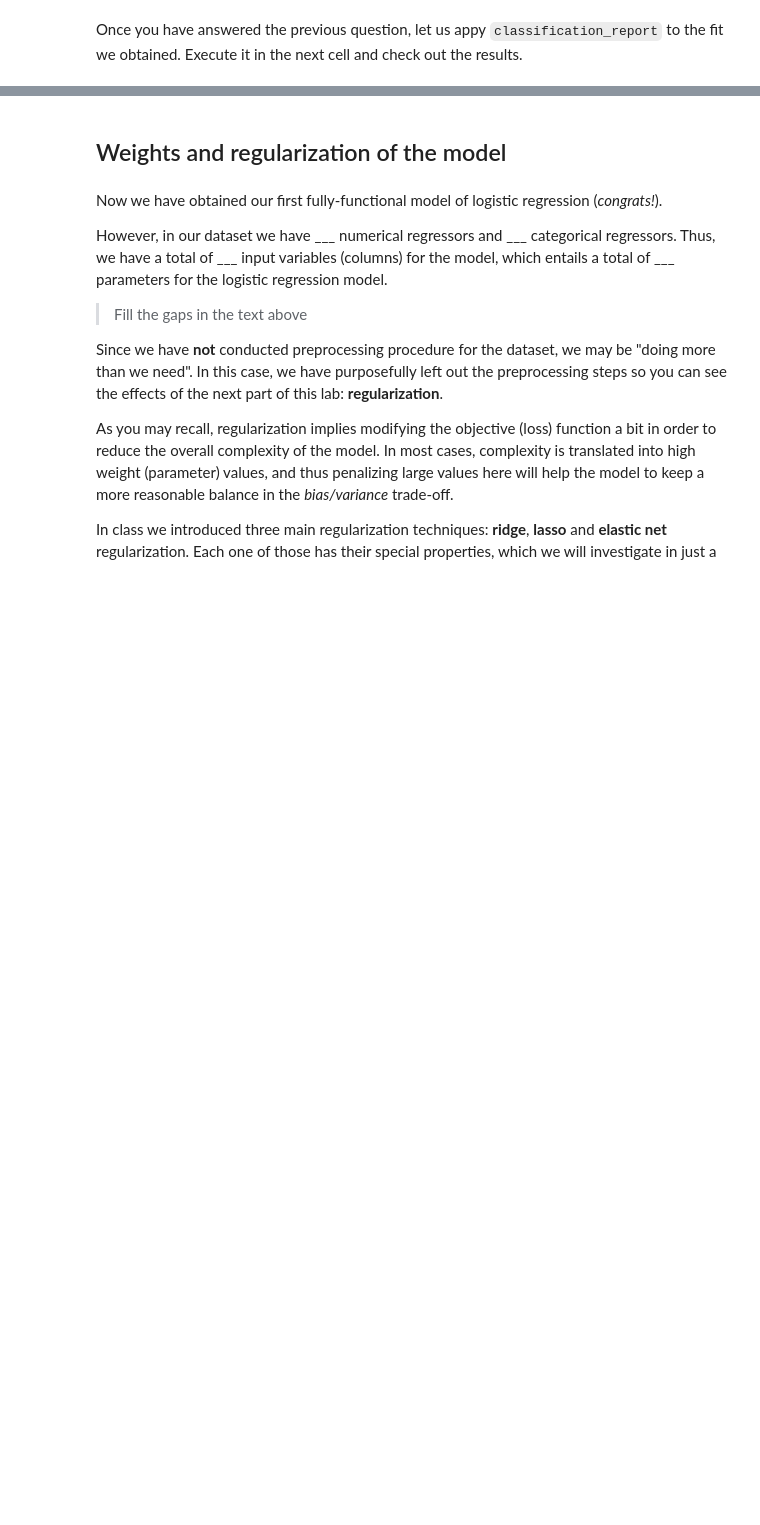
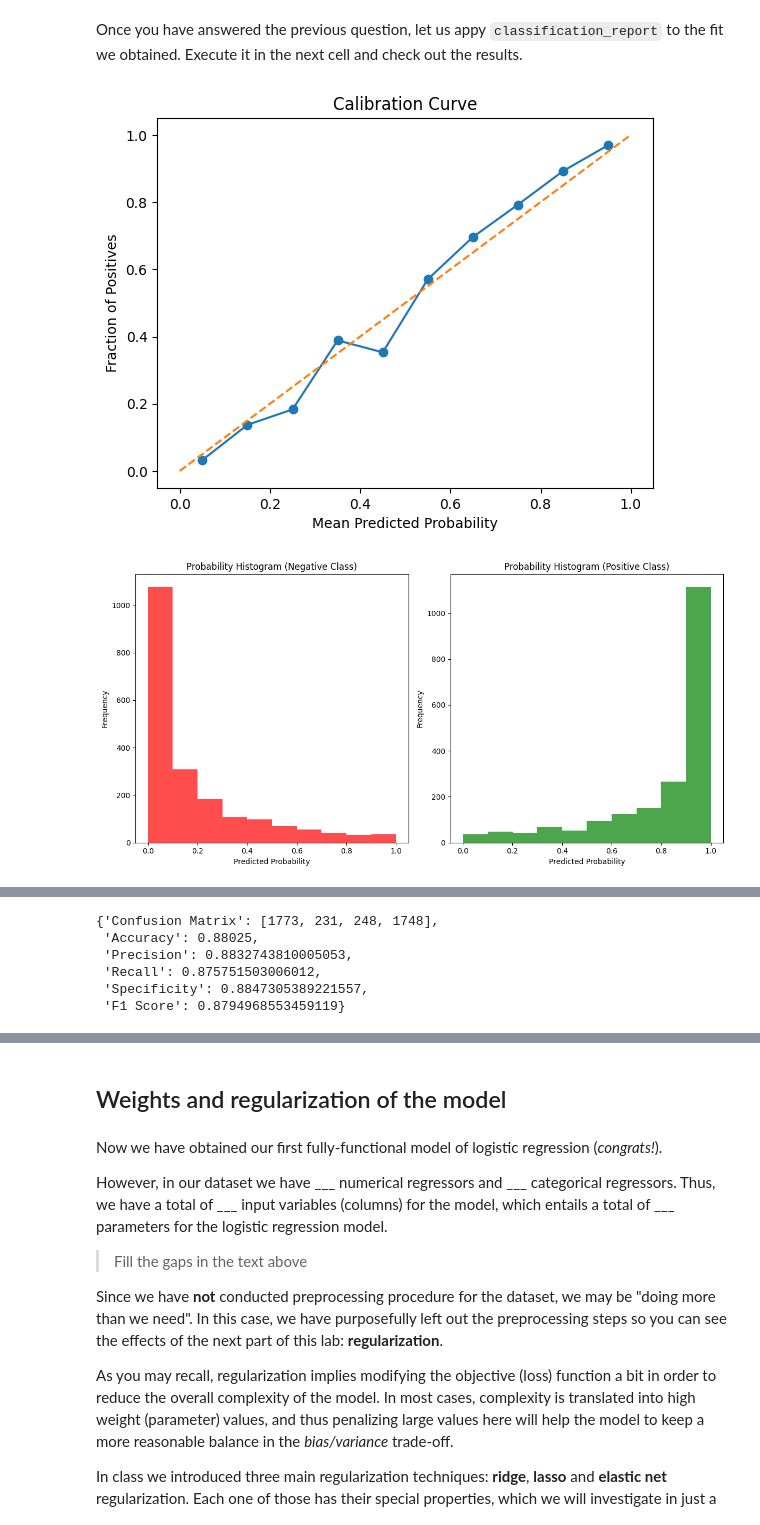
Before and after one commit to ICAI-IMAT-ML/p2-5-yagocastillo126, a Jupyter notebook: notebook/Lab2_5_LogisticRegression_and_regularization.ipynb, the cells around one changed output, grey strips where cells are left out. Drawn from its saved outputs; the diff is of its cells as text; code cells hidden in the pictures; blank space fills up the shorter version.

```diff
--- a/notebook/Lab2_5_LogisticRegression_and_regularization.ipynb
+++ b/notebook/Lab2_5_LogisticRegression_and_regularization.ipynb
@@ -45,15 +45,14 @@ from src.Lab2_5_LogisticRegression_and_regularization import LogisticRegressor
 Now, let us import the dataset, as usual. Load the `synthetic_data.csv` file and split it into `X` (inputs) and `y` (output). The input variables are named as `input_XX` and the (sole) target variable is named `target`. As you will see, it is a dataset where the target variable is binary categorical, coded with `1`s and `0`s.
 # %%
 df = pd.read_csv("synthetic_dataset.csv", sep = ",")
-
 # TODO: Separate the X and y values
-X = None
-y = None
+X = df.iloc[:, :-1]
+y = df["target"]
 
 # Convert the pandas dataframes into np.arrays so that we can use all the previous codes we defined
 # Warning: Watch out for the dimensions!!
-X = None
-y = None
+X = np.array(X)
+y = np.array(y)
 # %% [markdown]
 Here you can employ previous code you developed in order to split the data into the two sets for training and testing. In this case, as we have done before, _we will purposefully forget about the validation set_ (it will come back next time, we promise...)
 
@@ -130,7 +129,7 @@ X_train, X_test, y_train, y_test = train_test_split(X, y, test_size=0.2, stratif
 Now, it comes the turn to train the logistic regression. Remember, **this model does not have a closed-form solution for the values of the parameters, so instead you have to optimize the parameters recursively via an approximate technique**. There are many different approaches here, but we will resort to the most familiar one: _**gradient descent**_.
 # %%
 # Configuration of logistic regression model
-num_iterations = 1000      # Number of iterations to run the gradient_descent algorithm
+num_iterations = 1500      # Number of iterations to run the gradient_descent algorithm
 learning_rate = 0.01       # Learning rate parameter for gradient descent
 
 # You can try different values for these parameters here!
@@ -161,4 +176,7 @@ In particular, take a look at the `classification_report` function. Before you c
 Once you have answered the previous question, let us appy `classification_report` to the fit we obtained. Execute it in the next cell and check out the results.
 # %%
 # TODO: Apply the classification_report function for the **TRAIN dataset predictions**
-classification_report(None, None, 1)
+classification_report(y_true=y_train, y_probs=y_train_prob, positive_label=1)
+# %% [output]
+[figure, added]
+[figure, added]
@@ -165,2 +184,8 @@ classification_report(None, None, 1)
+{'Confusion Matrix': [1773, 231, 248, 1748],
+ 'Accuracy': 0.88025,
+ 'Precision': 0.8832743810005053,
+ 'Recall': 0.875751503006012,
+ 'Specificity': 0.8847305389221557,
+ 'F1 Score': 0.8794968553459119}
 # %%
 # TODO: Apply the classification_report function for the **TEST dataset predictions**
```
Also changed, not shown: parts of 41 cells of this notebook, 3 other files.
